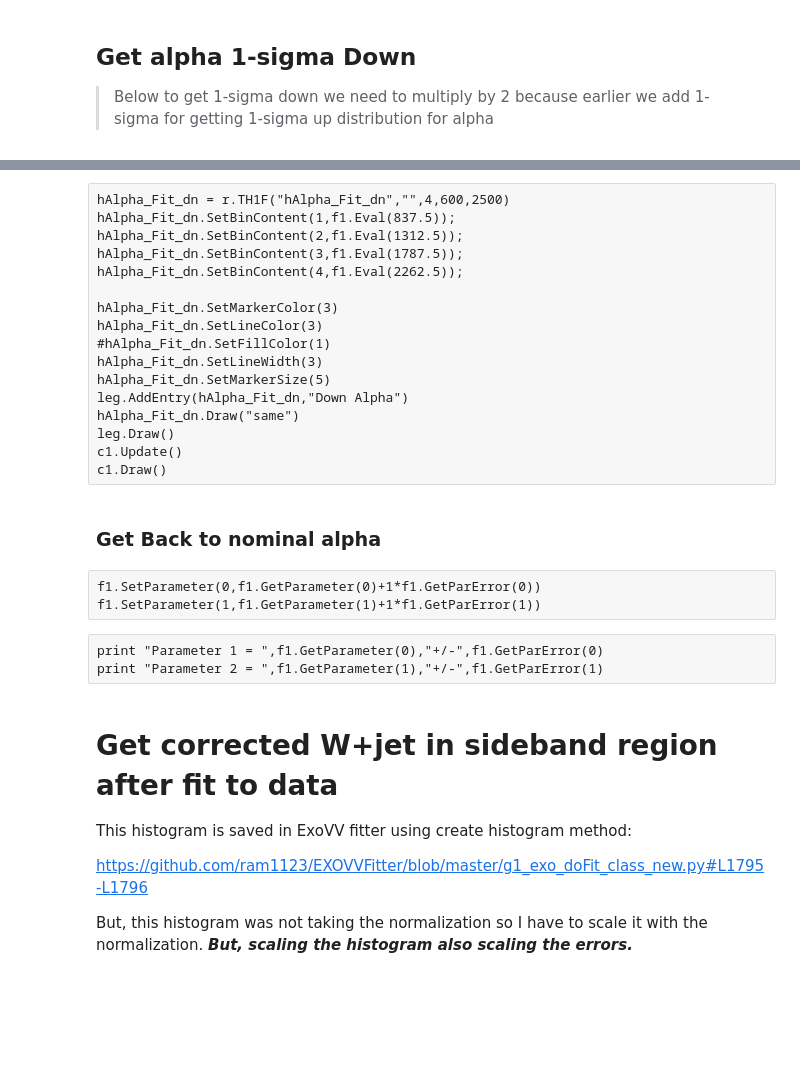
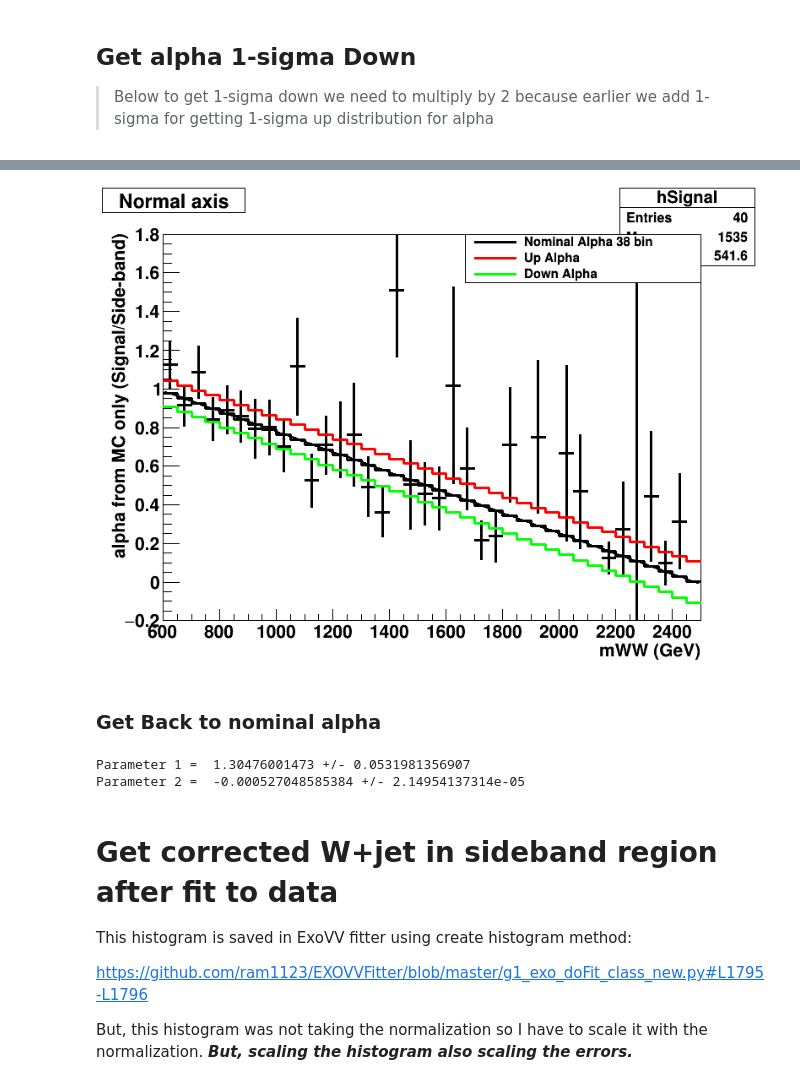
Before and after one commit to ram1123/EXOVVFitter, a Jupyter notebook: Alpha_Calculation_OnlyMC-New_Bin4-FitAlpha.ipynb, the cells around one changed output, grey strips where cells are left out. Drawn from its saved outputs; the diff is of its cells as text; code cells hidden in the pictures; blank space fills up the shorter version.

Commit message:
Updated jupyternotebook with latest ntuples having both LSB and USB and using 38 bins dropped down to 4 bins at last

```diff
--- a/Alpha_Calculation_OnlyMC-New_Bin4-FitAlpha.ipynb
+++ b/Alpha_Calculation_OnlyMC-New_Bin4-FitAlpha.ipynb
@@ -264,17 +264,0 @@ f1.SetParameter(1,f1.GetParameter(1)-2*f1.GetParError(1))
-# %% [raw]
-hAlpha_Fit_dn = r.TH1F("hAlpha_Fit_dn","",4,600,2500)
-hAlpha_Fit_dn.SetBinContent(1,f1.Eval(837.5));
-hAlpha_Fit_dn.SetBinContent(2,f1.Eval(1312.5));
-hAlpha_Fit_dn.SetBinContent(3,f1.Eval(1787.5));
-hAlpha_Fit_dn.SetBinContent(4,f1.Eval(2262.5));
-
-hAlpha_Fit_dn.SetMarkerColor(3)
-hAlpha_Fit_dn.SetLineColor(3)
-#hAlpha_Fit_dn.SetFillColor(1)
-hAlpha_Fit_dn.SetLineWidth(3)
-hAlpha_Fit_dn.SetMarkerSize(5)
-leg.AddEntry(hAlpha_Fit_dn,"Down Alpha")
-hAlpha_Fit_dn.Draw("same")
-leg.Draw()
-c1.Update()
-c1.Draw()
@@ -281,8 +268,25 @@ c1.Draw()
+# %%
+hAlpha_Fit_dn = r.TH1F("hAlpha_Fit_dn","",38,600,2500)
+
+count=1
+import numpy as np
+for i in np.arange(600,2500,50):
+    #print count,"\t",i,i+50,"=>",(i+i+50)/2.,f1.Eval((i+i+50)/2.)
+    hAlpha_Fit_dn.SetBinContent(count,f1.Eval((i+i+50)/2.));
+    count+=1
+
+
+hAlpha_Fit_dn.SetMarkerColor(3)
+hAlpha_Fit_dn.SetLineColor(3)
+#hAlpha_Fit_dn.SetFillColor(1)
+hAlpha_Fit_dn.SetLineWidth(3)
+hAlpha_Fit_dn.SetMarkerSize(5)
+leg.AddEntry(hAlpha_Fit_dn,"Down Alpha")
+hAlpha_Fit_dn.Draw("same")
+leg.Draw()
+c1.Update()
+c1.Draw()
+# %% [output]
+[figure, added]
 # %% [markdown]
 ### Get Back to nominal alpha
-# %% [raw]
-f1.SetParameter(0,f1.GetParameter(0)+1*f1.GetParError(0))
-f1.SetParameter(1,f1.GetParameter(1)+1*f1.GetParError(1))
-# %% [raw]
-print "Parameter 1 = ",f1.GetParameter(0),"+/-",f1.GetParError(0)
-print "Parameter 2 = ",f1.GetParameter(1),"+/-",f1.GetParError(1)
@@ -289,3 +296,9 @@ print "Parameter 2 = ",f1.GetParameter(1),"+/-",f1.GetParError(1)
+# %%
+print "Parameter 1 = ",f1.GetParameter(0),"+/-",f1.GetParError(0)
+print "Parameter 2 = ",f1.GetParameter(1),"+/-",f1.GetParError(1)
+# %% [output]
+Parameter 1 =  1.30476001473 +/- 0.0531981356907
+Parameter 2 =  -0.000527048585384 +/- 2.14954137314e-05
 # %% [markdown]
 # Get corrected W+jet in sideband region after fit to data
 
```
Also changed, not shown: parts of 16 cells of this notebook.
